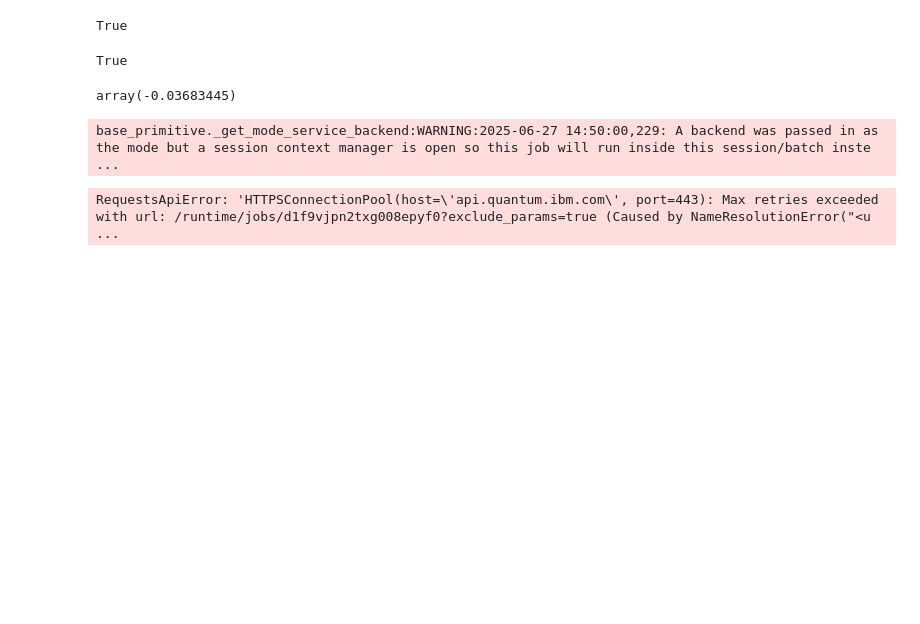
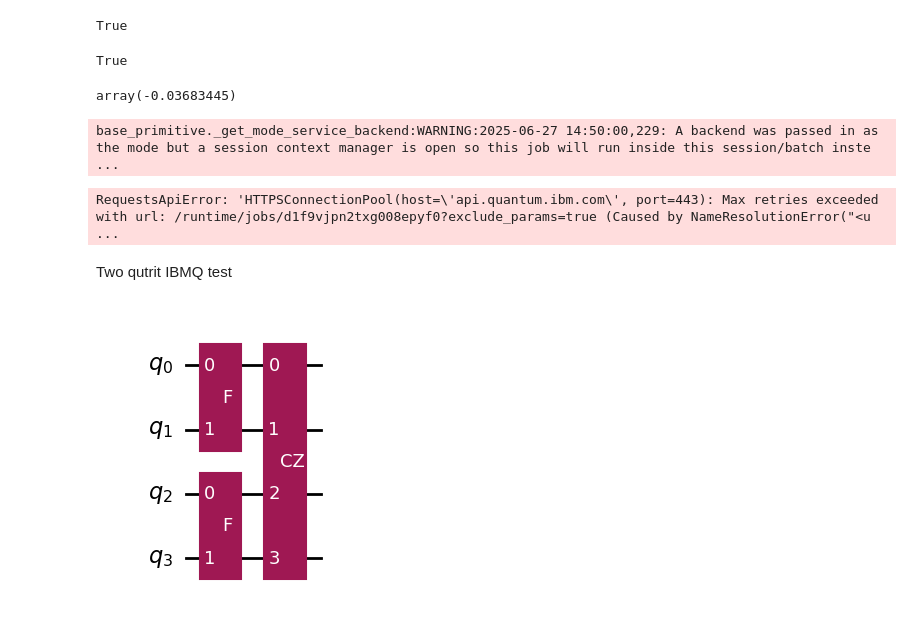
Before and after one commit to slysek/qudityD3, a Jupyter notebook: QuditsOnQubits/real_measurements_IBM.ipynb, the cells around one changed output. Drawn from its saved outputs; the diff is of its cells as text; code cells hidden in the pictures; blank space fills up the shorter version.

```diff
--- a/QuditsOnQubits/real_measurements_IBM.ipynb
+++ b/QuditsOnQubits/real_measurements_IBM.ipynb
@@ -200,3 +202,13 @@ with Batch(backend=backend):
 # %% [output]
 base_primitive._get_mode_service_backend:WARNING:2025-06-27 14:50:00,229: A backend was passed in as the mode but a session context manager is open so this job will run inside this session/batch inste ...
 RequestsApiError: 'HTTPSConnectionPool(host=\'api.quantum.ibm.com\', port=443): Max retries exceeded with url: /runtime/jobs/d1f9vjpn2txg008epyf0?exclude_params=true (Caused by NameResolutionError("<u ...
+# %% [markdown]
+Two qutrit IBMQ test
+# %%
+qc_2qutrit = QuantumCircuit(4)
+qc_2qutrit.append(Fgate, [0, 1])
+qc_2qutrit.append(Fgate, [2, 3])
+qc_2qutrit.append(CZgate, [0, 1, 2, 3])
+qc_2qutrit.draw('mpl')
+# %% [output]
+[figure, added]
```
Also changed, not shown: parts of 97 cells of this notebook, 5 other files.
